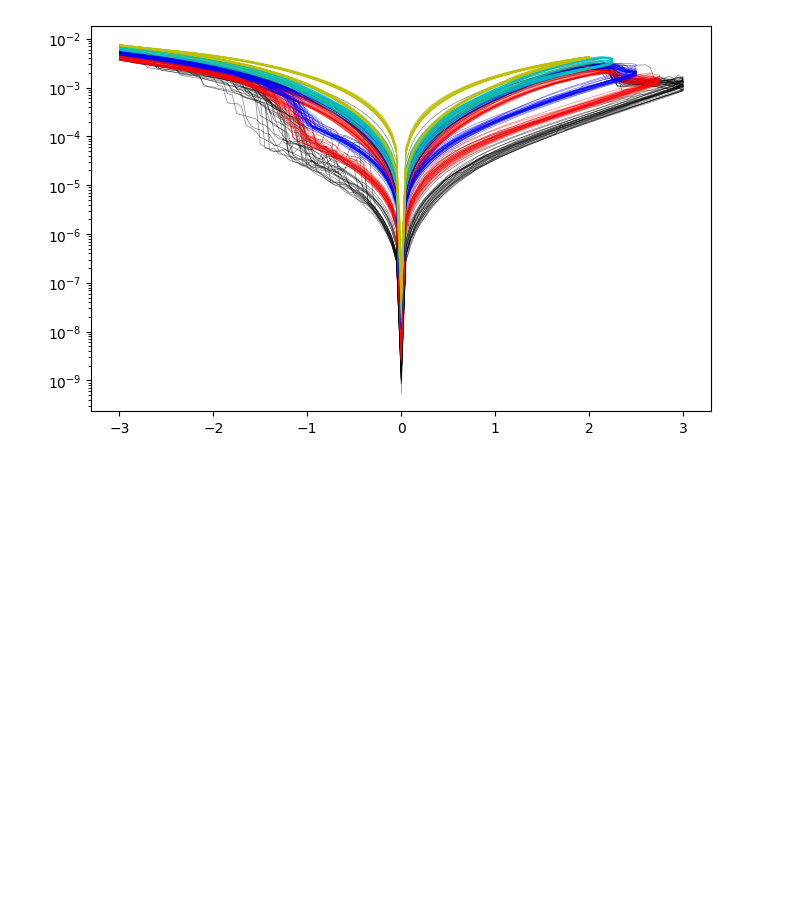
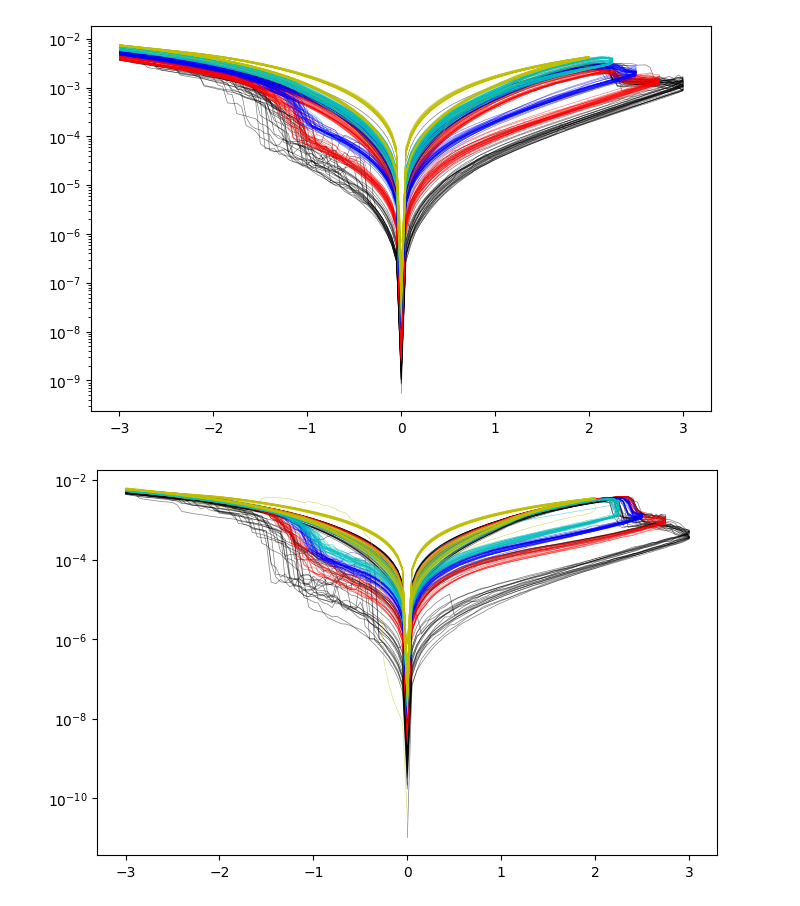
Before and after one commit to OneMoreGate/TiN-HZO_experimental, a Jupyter notebook: sample_4.2_postann_550_e-beam/synapse.ipynb, the cells around one changed output. Cells and saved outputs as stored; diff of their text form; code cells hidden in the pictures; blank space fills up the shorter version.

```diff
--- a/sample_4.2_postann_550_e-beam/synapse.ipynb
+++ b/sample_4.2_postann_550_e-beam/synapse.ipynb
@@ -16,3 +16,15 @@ ax.set_yscale('log')
 plt.savefig('multistable_DC.png', dpi = 300, bbox_inches = 'tight')
 # %% [output]
 [figure]
+# %%
+fig, ax = plt.subplots(figsize = [8,5])
+
+d.draw_multiple_lines('C6-75', ax, list(range(113,142)), color = 'k', alpha = 0.5, linewidth = 0.5)
+d.draw_multiple_lines('C6-75', ax, list(range(93,112)), color = 'r', alpha = 0.5, linewidth = 0.5)
+d.draw_multiple_lines('C6-75', ax, list(range(63,92)), color = 'b', alpha = 0.5, linewidth = 0.5)
+d.draw_multiple_lines('C6-75', ax, list(range(33,62)), color = 'c', alpha = 0.5, linewidth = 0.5)
+d.draw_multiple_lines('C6-75', ax, list(range(2,32)), color = 'y', alpha = 0.5, linewidth = 0.5)
+ax.set_yscale('log')
+#plt.savefig('multistable_DC.png', dpi = 300, bbox_inches = 'tight')
+# %% [output]
+[figure, added]
```
Also changed, not shown: parts of 3 cells of this notebook.
